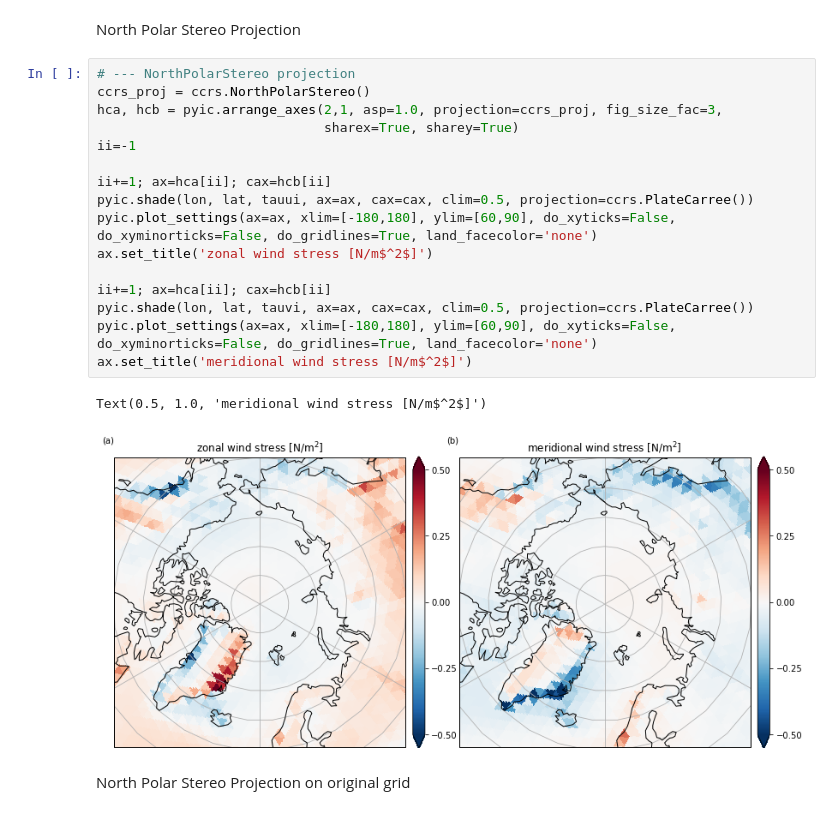
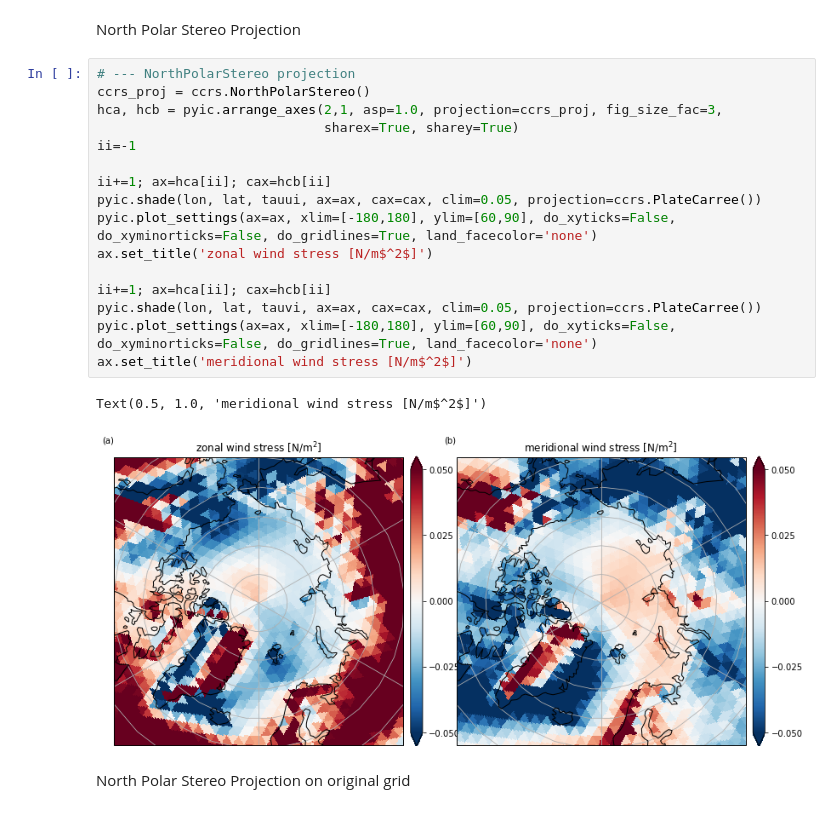
Before and after one commit to ppothapa/pyICON_EXCLAIM, a Jupyter notebook: notebooks/examp_atm_wind_stress.ipynb, the cells around one changed output. Saved outputs shown, nothing was run; the diff lists cells and outputs as text.

Commit message:
notebooks/examp_atm_wind_stress.ipynb: Changed clim.

```diff
--- a/notebooks/examp_atm_wind_stress.ipynb
+++ b/notebooks/examp_atm_wind_stress.ipynb
@@ -102,22 +102,22 @@ North Polar Stereo Projection
 # %%
 # --- NorthPolarStereo projection
 ccrs_proj = ccrs.NorthPolarStereo()
 hca, hcb = pyic.arrange_axes(2,1, asp=1.0, projection=ccrs_proj, fig_size_fac=3,
                              sharex=True, sharey=True)
 ii=-1
 
 ii+=1; ax=hca[ii]; cax=hcb[ii]
-pyic.shade(lon, lat, tauui, ax=ax, cax=cax, clim=0.5, projection=ccrs.PlateCarree())
+pyic.shade(lon, lat, tauui, ax=ax, cax=cax, clim=0.05, projection=ccrs.PlateCarree())
 pyic.plot_settings(ax=ax, xlim=[-180,180], ylim=[60,90], do_xyticks=False, do_xyminorticks=False, do_gridlines=True, land_facecolor='none')
 ax.set_title('zonal wind stress [N/m$^2$]')
 
 ii+=1; ax=hca[ii]; cax=hcb[ii]
-pyic.shade(lon, lat, tauvi, ax=ax, cax=cax, clim=0.5, projection=ccrs.PlateCarree())
+pyic.shade(lon, lat, tauvi, ax=ax, cax=cax, clim=0.05, projection=ccrs.PlateCarree())
 pyic.plot_settings(ax=ax, xlim=[-180,180], ylim=[60,90], do_xyticks=False, do_xyminorticks=False, do_gridlines=True, land_facecolor='none')
 ax.set_title('meridional wind stress [N/m$^2$]')
 # %% [output]
 Text(0.5, 1.0, 'meridional wind stress [N/m$^2$]')
-[figure, old version]
+[figure, new version]
 # %% [markdown]
 North Polar Stereo Projection on original grid
 # %%
```
